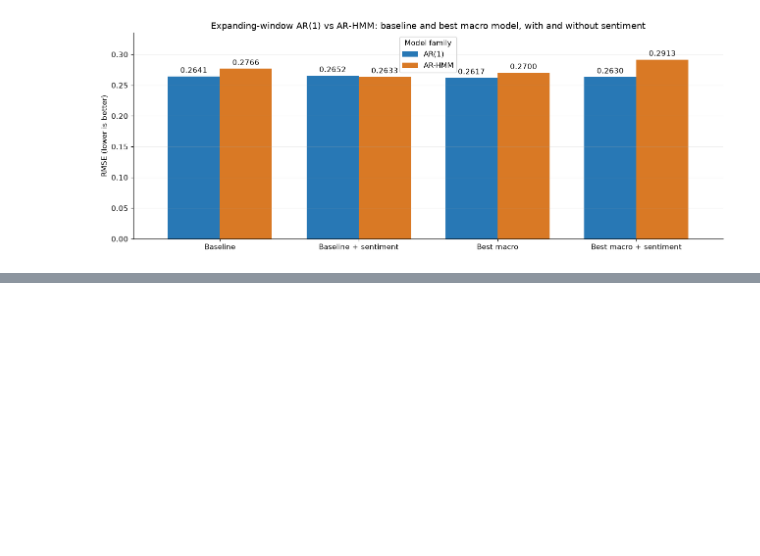
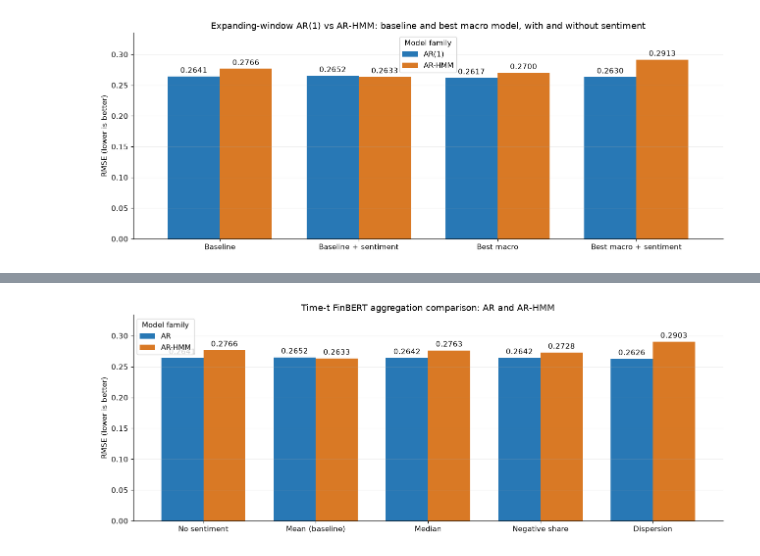
Before and after one commit to zahra-ynp/Thesis, a Jupyter notebook: modelling/notebooks/02_Forecasting_and_Regime_Results.ipynb, the cells around one changed output, grey strips where cells are left out. Cells and saved outputs as stored; diff of their text form; code cells hidden in the pictures; blank space fills up the shorter version.

Commit message:
Alternative FinBERT aggregations implementation

```diff
--- a/modelling/notebooks/02_Forecasting_and_Regime_Results.ipynb
+++ b/modelling/notebooks/02_Forecasting_and_Regime_Results.ipynb
@@ -14,6 +14,8 @@ PROJECT_ROOT = next(
 RESULTS = PROJECT_ROOT / 'data' / 'processed' / 'model_results'
 BASELINE = RESULTS / 'baseline'
 MACRO = RESULTS / 'macro'
+AR_SENTIMENT_AGGREGATIONS = RESULTS / 'ar_sentiment_aggregations'
+ARHMM_SENTIMENT_AGGREGATIONS = RESULTS / 'arhmm_sentiment_aggregations'
 
 forecasts = pd.read_csv(BASELINE / 'forecasts.csv', parse_dates=['Date'])
 metrics = pd.read_csv(BASELINE / 'metrics.csv')
@@ -21,6 +23,8 @@ baseline_parameters = json.loads((BASELINE / 'parameters.json').read_text(encodi
 macro_forecasts = pd.read_csv(MACRO / 'forecasts.csv', parse_dates=['Date'])
 macro_metrics = pd.read_csv(MACRO / 'metrics.csv').sort_values('rmse').reset_index(drop=True)
 macro_details = json.loads((MACRO / 'parameters.json').read_text(encoding='utf-8'))
+ar_sentiment_aggregation_metrics = pd.read_csv(AR_SENTIMENT_AGGREGATIONS / 'metrics.csv')
+arhmm_sentiment_aggregation_metrics = pd.read_csv(ARHMM_SENTIMENT_AGGREGATIONS / 'metrics.csv')
 plt.rcParams.update({'font.size': 11, 'axes.spines.top': False, 'axes.spines.right': False})
 # %% [markdown]
 **Existing models**
@@ -356,0 +387,40 @@ plt.show()
+# %%
+aggregation_names = {
+    'Inflation only (lag 1)': 'No sentiment',
+    'Inflation + mean sentiment (baseline)': 'Mean (baseline)',
+    'Inflation + median sentiment': 'Median',
+    'Inflation + negative share': 'Negative share',
+    'Inflation + sentiment dispersion': 'Dispersion',
+    'AR-HMM inflation only (lag 1)': 'No sentiment',
+    'AR-HMM + mean sentiment (baseline)': 'Mean (baseline)',
+    'AR-HMM + median sentiment': 'Median',
+    'AR-HMM + negative share': 'Negative share',
+    'AR-HMM + sentiment dispersion': 'Dispersion',
+}
+ar_plot = ar_sentiment_aggregation_metrics[['model', 'rmse']].copy()
+ar_plot['aggregation'] = ar_plot['model'].map(aggregation_names)
+ar_plot['family'] = 'AR'
+arhmm_plot = arhmm_sentiment_aggregation_metrics[['model', 'rmse']].copy()
+arhmm_plot['aggregation'] = arhmm_plot['model'].map(aggregation_names)
+arhmm_plot['family'] = 'AR-HMM'
+aggregation_rmse = (
+    pd.concat([ar_plot, arhmm_plot], ignore_index=True)
+    .pivot(index='aggregation', columns='family', values='rmse')
+    .reindex(['No sentiment', 'Mean (baseline)', 'Median', 'Negative share', 'Dispersion'])
+)
+ax = aggregation_rmse.plot.bar(
+    figsize=(13, 5), color=['#2878b5', '#d97925'], width=0.75,
+    ylabel='RMSE (lower is better)',
+    title='Time-t FinBERT aggregation comparison: AR and AR-HMM',
+)
+for container in ax.containers:
+    ax.bar_label(container, fmt='%.4f', padding=3)
+ax.set_xlabel('')
+ax.set_xticklabels(ax.get_xticklabels(), rotation=0)
+ax.set_ylim(0, float(aggregation_rmse.max().max()) * 1.15)
+ax.grid(axis='y', alpha=0.2)
+ax.legend(title='Model family')
+plt.tight_layout()
+plt.show()
+# %% [output]
+[figure, added]
```
Also changed, not shown: parts of 2 cells of this notebook, 2 other files.
